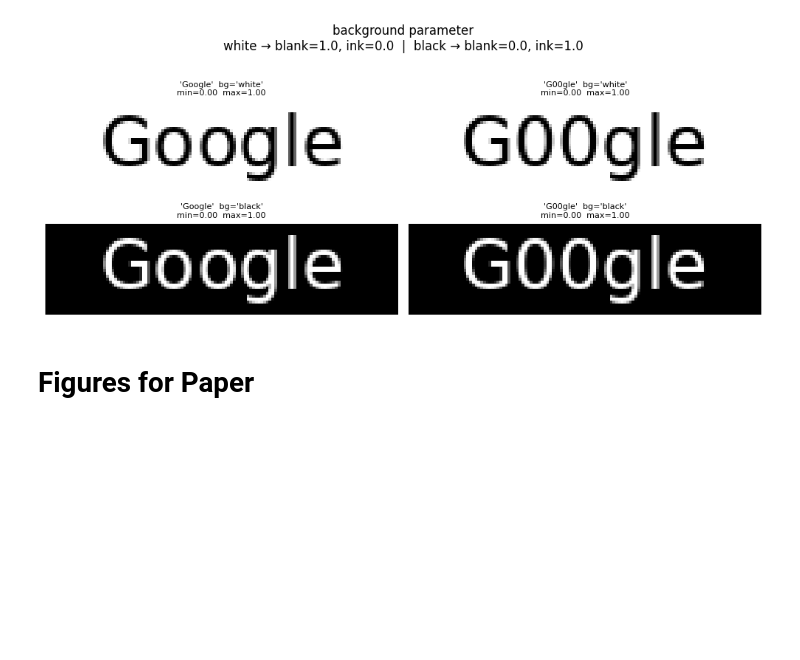
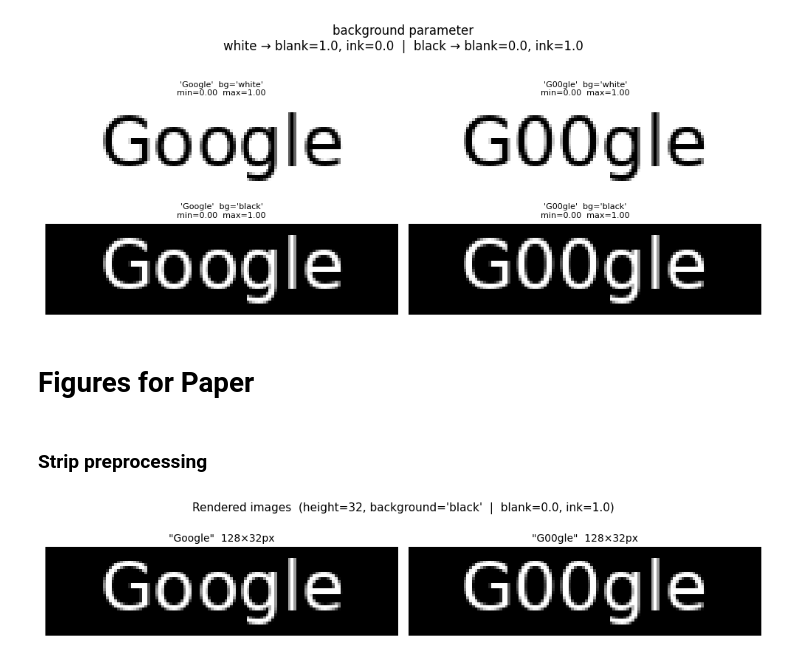
Before and after one commit to hailbee/fine-grained-homoglyph-detection, a Jupyter notebook: notebooks/explore.ipynb, the cells around one changed output. Cells and saved outputs as stored; diff of their text form; code cells hidden in the pictures; blank space fills up the shorter version.

Commit message:
updating configs and resolving bugs for different modes

```diff
--- a/notebooks/explore.ipynb
+++ b/notebooks/explore.ipynb
@@ -179,3 +179,36 @@ plt.show()
 [figure]
 # %% [markdown]
 # Figures for Paper
+# %% [markdown]
+### Strip preprocessing
+# %%
+# ── Plot 1: Rendered images ────────────────────────────────────────────────
+# Default config: height=32, background='black'
+import sys, os
+sys.path.insert(0, os.path.join(os.getcwd(), '..'))
+
+import numpy as np
+import matplotlib.pyplot as plt
+from rendering.renderer import render_name
+
+HEIGHT     = 32
+BACKGROUND = 'black'
+WORDS      = ['Google', 'G00gle']
+
+imgs = {w: render_name(w, height=HEIGHT, background=BACKGROUND) for w in WORDS}
+
+render_fig, render_axes = plt.subplots(1, 2, figsize=(10, 2))
+for ax, w in zip(render_axes, WORDS):
+    ax.imshow(imgs[w], cmap='gray', vmin=0, vmax=1,
+              aspect='auto', interpolation='nearest')
+    ax.set_title(f'"{w}"  {imgs[w].shape[1]}×{imgs[w].shape[0]}px', fontsize=10)
+    ax.axis('off')
+
+render_fig.suptitle(
+    f'Rendered images  (height={HEIGHT}, background={BACKGROUND!r}  |  blank=0.0, ink=1.0)',
+    fontsize=11,
+)
+render_fig.tight_layout()
+plt.show()
+# %% [output]
+[figure, added]
```
Also changed, not shown: parts of 38 cells of this notebook, 9 other files.
